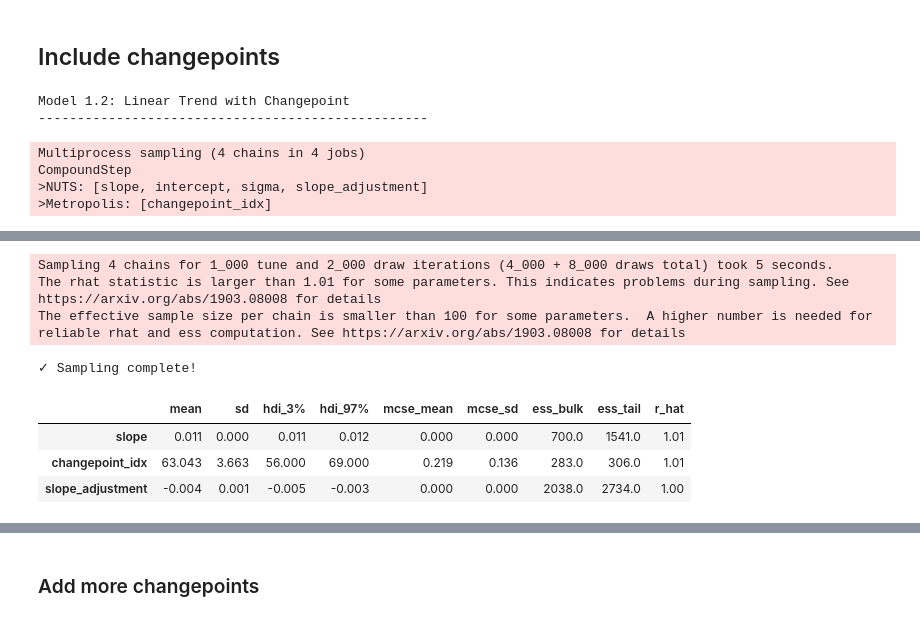
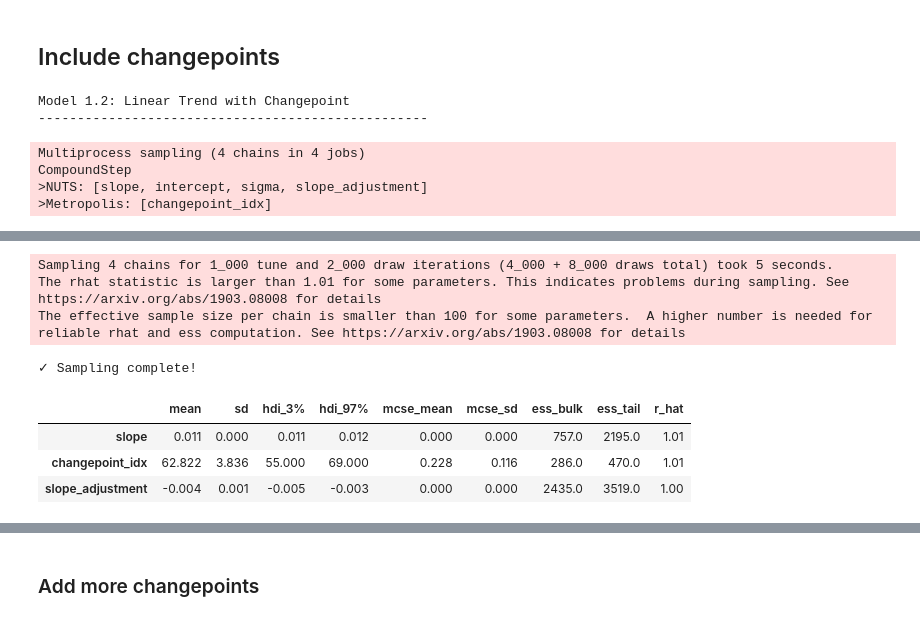
Before and after one commit to niccolo-s/AI_Programming_Project, a Jupyter notebook: code_v1.ipynb, the cells around one changed output, grey strips where cells are left out. Cells and saved outputs as stored; diff of their text form; code cells hidden in the pictures.

```diff
--- a/code_v1.ipynb
+++ b/code_v1.ipynb
@@ -260,9 +322,9 @@ print("-" * 50)
 
 with pm.Model() as model_1_2:
     # Priors
-    slope = pm.Normal("slope", mu=0, sigma=10)
-    intercept = pm.Normal("intercept", mu=0, sigma=10)
-    sigma = pm.HalfNormal("sigma", sigma=10)
+    slope = pm.Normal("slope", mu=0, sigma=1)
+    intercept = pm.Normal("intercept", mu=0, sigma=1)
+    sigma = pm.HalfNormal("sigma", sigma=1)
 
     # Changepoint detection
     changepoint_idx = pm.DiscreteUniform("changepoint_idx", lower=12, upper=len(t)-12)
@@ -273,36 +335,36 @@ with pm.Model() as model_1_2:
     # After changepoint: slope + slope_adjustment
     k = slope + slope_adjustment * (t >= changepoint_idx)
 
     # Ensure continuity at changepoint
     m = intercept - slope_adjustment * changepoint_idx * (t >= changepoint_idx)
 
     mu = m + k * t
 
     # Likelihood
     obs = pm.Normal("obs", mu=mu, sigma=sigma, observed=cumulative_log_price)
 
     # Sample (use Metropolis-Hastings for discrete variable)
     trace_1_2 = pm.sample(2000, tune=1000, random_seed=42, return_inferencedata=True)
 
 print("\n✓ Sampling complete!")
 az.summary(trace_1_2, var_names=["slope", "changepoint_idx", "slope_adjustment"])
 # %% [output]
 Model 1.2: Linear Trend with Changepoint
 --------------------------------------------------
 Multiprocess sampling (4 chains in 4 jobs)
 CompoundStep
 >NUTS: [slope, intercept, sigma, slope_adjustment]
 >Metropolis: [changepoint_idx]
 [interactive output not drawn]
 [interactive output not drawn]
 Sampling 4 chains for 1_000 tune and 2_000 draw iterations (4_000 + 8_000 draws total) took 5 seconds.
 The rhat statistic is larger than 1.01 for some parameters. This indicates problems during sampling. See https://arxiv.org/abs/1903.08008 for details
 The effective sample size per chain is smaller than 100 for some parameters.  A higher number is needed for reliable rhat and ess computation. See https://arxiv.org/abs/1903.08008 for details
 ✓ Sampling complete!
 |  | mean | sd | hdi_3% | hdi_97% | mcse_mean | mcse_sd | ess_bulk | ess_tail | r_hat |
-| slope | 0.011 | 0.000 | 0.011 | 0.012 | 0.000 | 0.000 | 700.0 | 1541.0 | 1.01 |
-| changepoint_idx | 63.043 | 3.663 | 56.000 | 69.000 | 0.219 | 0.136 | 283.0 | 306.0 | 1.01 |
-| slope_adjustment | -0.004 | 0.001 | -0.005 | -0.003 | 0.000 | 0.000 | 2038.0 | 2734.0 | 1.00 |
+| slope | 0.011 | 0.000 | 0.011 | 0.012 | 0.000 | 0.000 | 757.0 | 2195.0 | 1.01 |
+| changepoint_idx | 62.822 | 3.836 | 55.000 | 69.000 | 0.228 | 0.116 | 286.0 | 470.0 | 1.01 |
+| slope_adjustment | -0.004 | 0.001 | -0.005 | -0.003 | 0.000 | 0.000 | 2435.0 | 3519.0 | 1.00 |
 # %%
 # Get MAP estimate of changepoint
 changepoint_samples = trace_1_2.posterior["changepoint_idx"].values.flatten()
```
Also changed, not shown: parts of 21 cells of this notebook, 21 other files.
